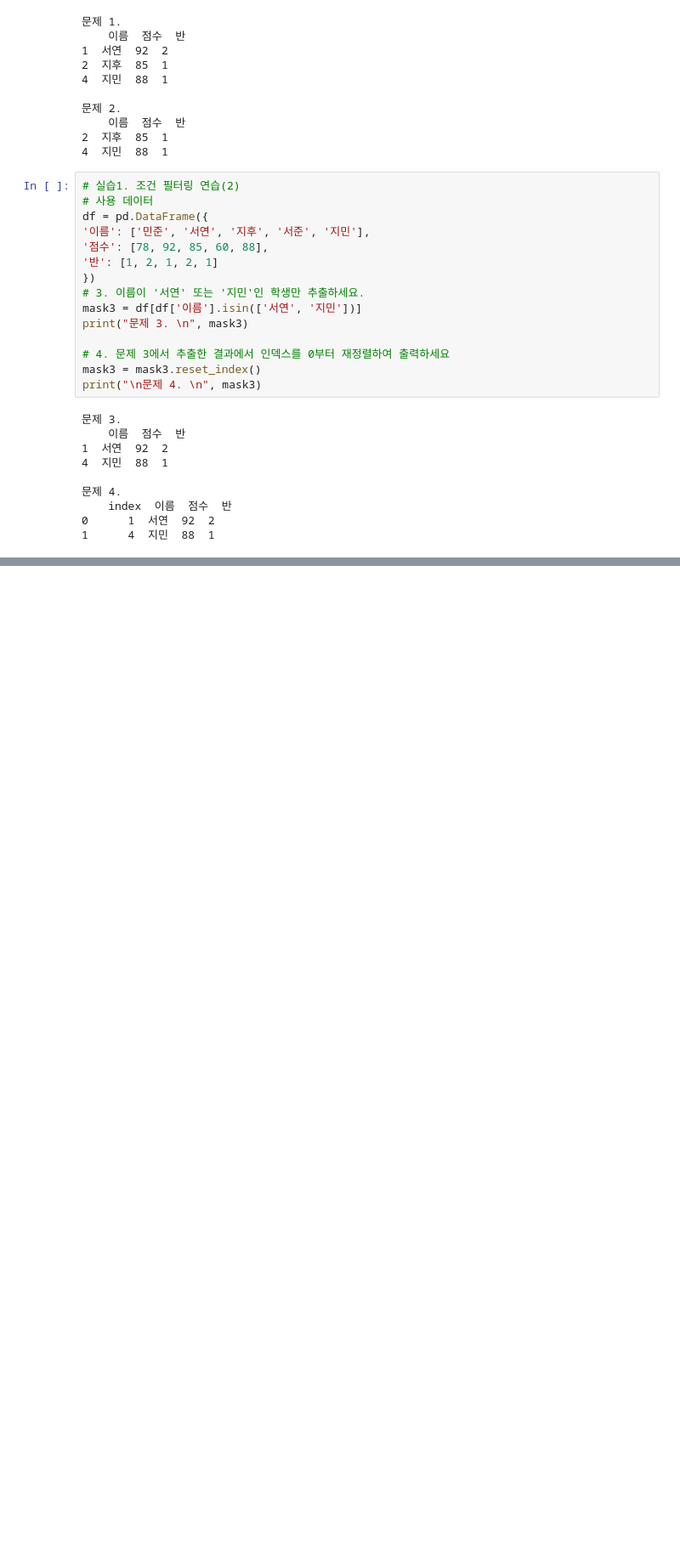
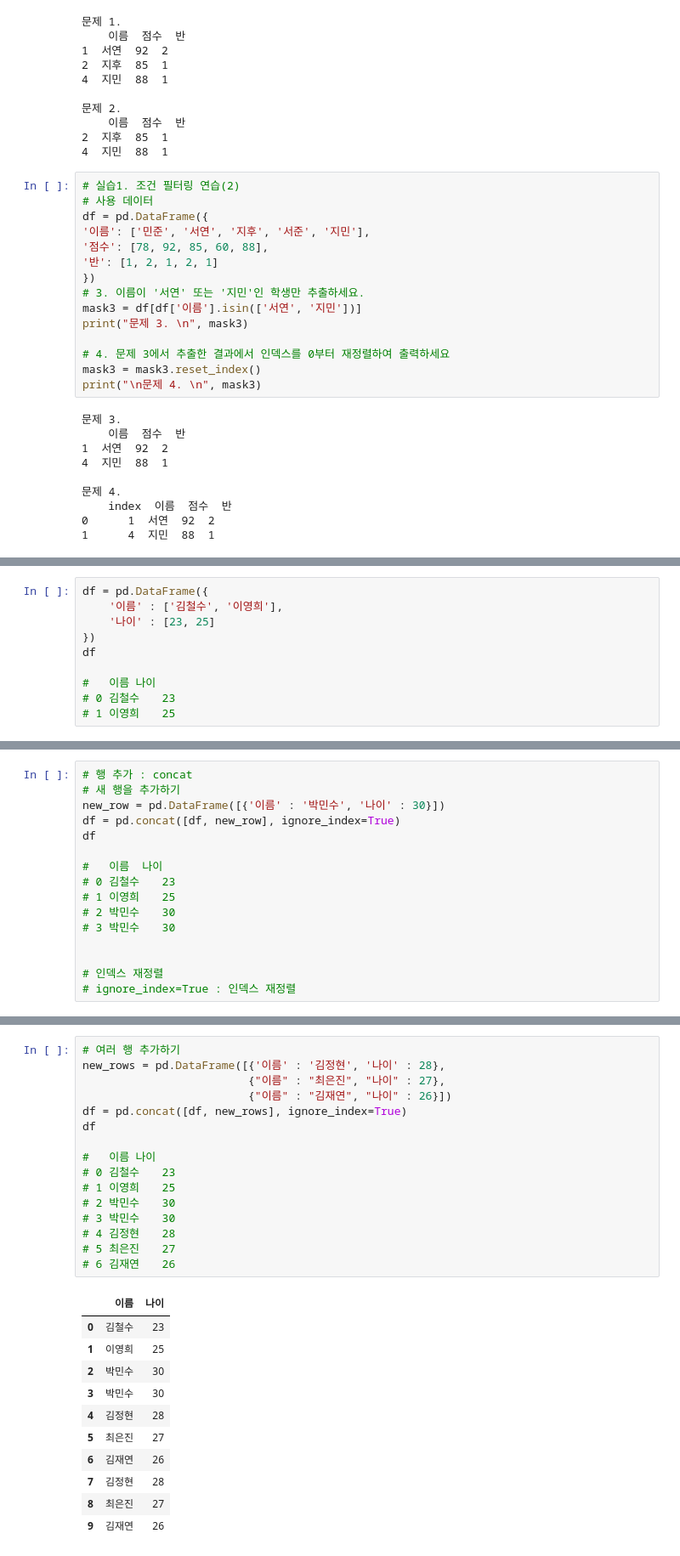
Before and after one commit to kimwjdhyun/KDT_RE_5th_Python, a Jupyter notebook: DataAnalysis/05_pandas.ipynb, the cells around one changed output, grey strips where cells are left out. Shown: that part at 85% size. Drawn from its saved outputs; the diff is of its cells as text; blank space fills up the shorter version.

```diff
--- a/DataAnalysis/05_pandas.ipynb
+++ b/DataAnalysis/05_pandas.ipynb
@@ -205,0 +347,10 @@ print("\n문제 6. \n", mask5.reset_index())
+# %%
+df = pd.DataFrame({
+    '이름' : ['김철수', '이영희'],
+    '나이' : [23, 25]
+})
+df
+
+# 	이름	나이
+# 0	김철수	23
+# 1	이영희	25
@@ -205,0 +361,16 @@ print("\n문제 6. \n", mask5.reset_index())
+# %%
+# 행 추가 : concat
+# 새 행을 추가하기
+new_row = pd.DataFrame([{'이름' : '박민수', '나이' : 30}])
+df = pd.concat([df, new_row], ignore_index=True)
+df
+
+#   이름	 나이
+# 0	김철수	23
+# 1	이영희	25
+# 2	박민수	30
+# 3	박민수	30
+
+
+# 인덱스 재정렬
+# ignore_index=True : 인덱스 재정렬
@@ -205,0 +383,28 @@ print("\n문제 6. \n", mask5.reset_index())
+# %%
+# 여러 행 추가하기
+new_rows = pd.DataFrame([{'이름' : '김정현', '나이' : 28},
+                         {"이름" : "최은진", "나이" : 27},
+                         {"이름" : "김재연", "나이" : 26}])
+df = pd.concat([df, new_rows], ignore_index=True)
+df
+
+# 	이름	나이
+# 0	김철수	23
+# 1	이영희	25
+# 2	박민수	30
+# 3	박민수	30
+# 4	김정현	28
+# 5	최은진	27
+# 6	김재연	26
+# %% [output]
+|  | 이름 | 나이 |
+| 0 | 김철수 | 23 |
+| 1 | 이영희 | 25 |
+| 2 | 박민수 | 30 |
+| 3 | 박민수 | 30 |
+| 4 | 김정현 | 28 |
+| 5 | 최은진 | 27 |
+| 6 | 김재연 | 26 |
+| 7 | 김정현 | 28 |
+| 8 | 최은진 | 27 |
+| 9 | 김재연 | 26 |
```
Also changed, not shown: parts of 26 cells of this notebook.
